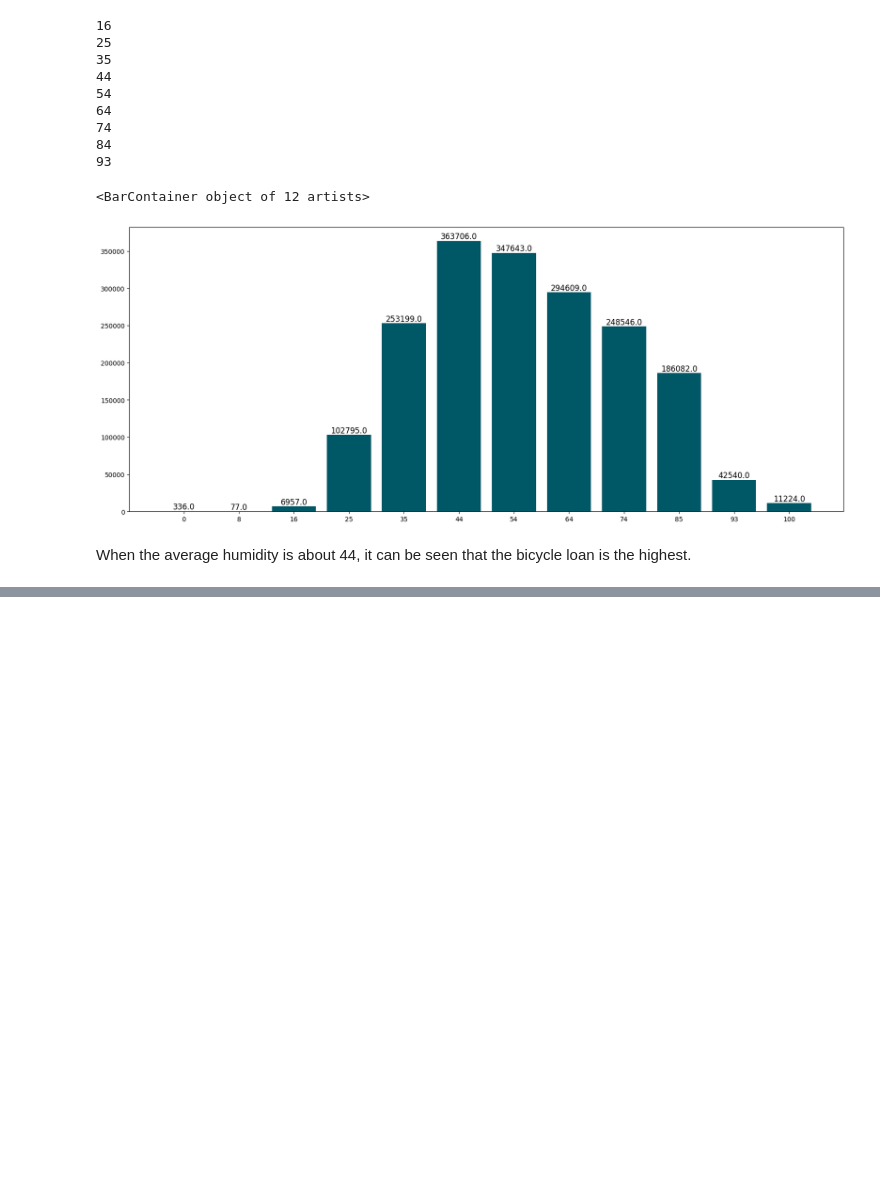
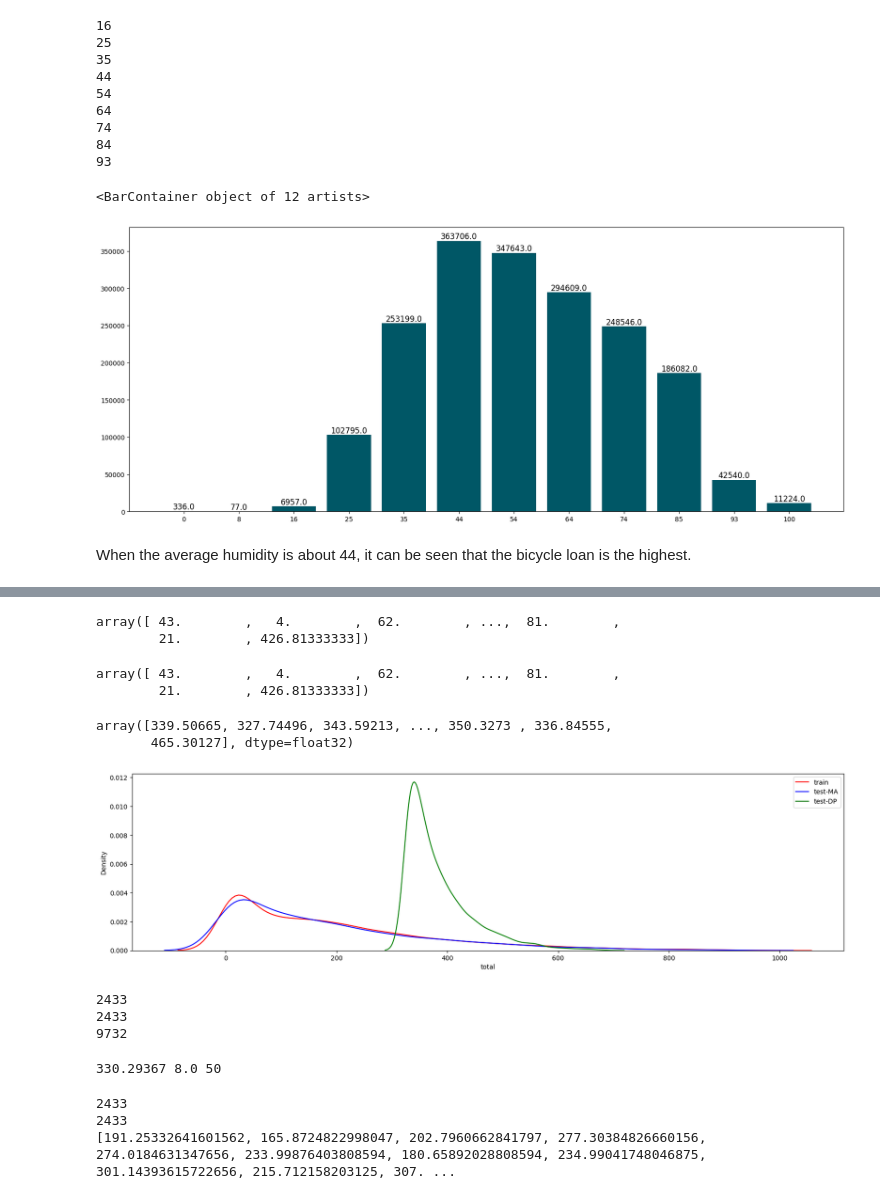
Before and after one commit to TasyaTR17/capstoneproject3, a Jupyter notebook: capstonecode.ipynb, the cells around one changed output, grey strips where cells are left out. Cells and saved outputs as stored; diff of their text form; code cells hidden in the pictures; blank space fills up the shorter version.

```diff
--- a/capstonecode.ipynb
+++ b/capstonecode.ipynb
@@ -978,0 +940,65 @@ Predicted y values: [[195.49069]
+# %%
+model = RandomForestRegressor(n_estimators=300, n_jobs = -1 , random_state = 0)
+model.fit(x_train, y_train)
+
+predictions = model.predict(x_test)
+predictions
+# %% [output]
+array([ 43.        ,   4.        ,  62.        , ...,  81.        ,
+        21.        , 426.81333333])
+# %%
+machine_learning_prediction = predictions
+# %%
+machine_learning_prediction
+# %% [output]
+array([ 43.        ,   4.        ,  62.        , ...,  81.        ,
+        21.        , 426.81333333])
+# %%
+deep_learning_prediction1 = []
+for i in range(len(deep_learning_prediction)):
+    deep_learning_prediction1.append(deep_learning_prediction[i][0])
+deep_learning_prediction1 = np.array(deep_learning_prediction1)
+deep_learning_prediction1
+# %% [output]
+array([339.50665, 327.74496, 343.59213, ..., 350.3273 , 336.84555,
+       465.30127], dtype=float32)
+# %%
+plt.figure(figsize=(20,5))
+ax1 = sns.kdeplot(y_train, label = 'train',color="red")
+ax2 = sns.kdeplot(machine_learning_prediction, label = 'test-MA',color="blue")
+ax3 = sns.kdeplot(deep_learning_prediction1, label = 'test-DP',color="green")
+
+plt.legend()
+plt.show()
+# %% [output]
+[figure, added]
+# %%
+print(len(deep_learning_prediction))
+print(len(machine_learning_prediction))
+print(len(y_train))
+# %% [output]
+2433
+2433
+9732
+# %%
+i = 100
+print(deep_learning_prediction[i][0],machine_learning_prediction[i],y_train[i])
+# %% [output]
+330.29367 8.0 50
+# %%
+# Check sizes
+print(len(deep_learning_prediction))
+print(len(machine_learning_prediction))
+
+# Adjust loop range to the smallest array length
+min_length = min(len(deep_learning_prediction), len(machine_learning_prediction))
+final_pred = []
+for i in range(min_length):
+    final_pred.append((deep_learning_prediction[i][0] + machine_learning_prediction[i]) / 2)
+
+# Print the final predictions
+print(final_pred)
+# %% [output]
+2433
+2433
+[191.25332641601562, 165.8724822998047, 202.7960662841797, 277.30384826660156, 274.0184631347656, 233.99876403808594, 180.65892028808594, 234.99041748046875, 301.14393615722656, 215.712158203125, 307. ...
```
Also changed, not shown: parts of 18 cells of this notebook, 5 other files.
